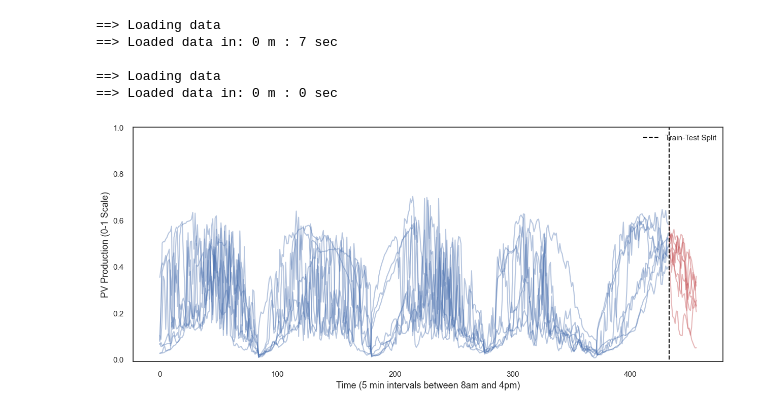
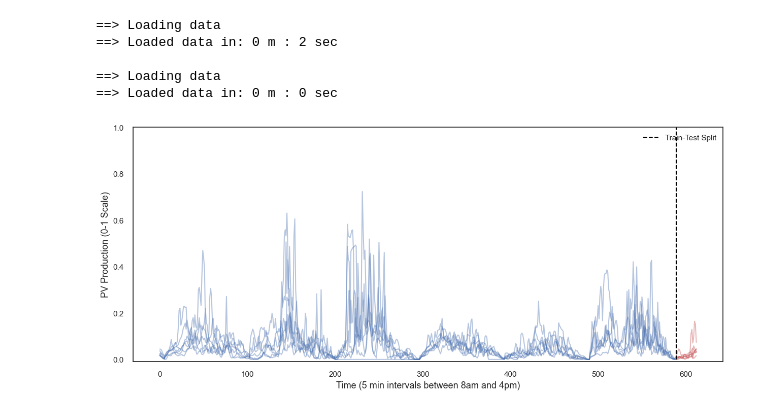
Before and after one commit to eirikbaekkelund/Dissertation, a Jupyter notebook: examples/docs/multitask.ipynb, the cells around one changed output. Saved outputs shown, nothing was run; the diff lists cells and outputs as text; code cells hidden in the pictures.

```diff
--- a/examples/docs/multitask.ipynb
+++ b/examples/docs/multitask.ipynb
@@ -31,28 +15,41 @@ POLY_COORDS = ((50, -6), (50.5, 1.9), (57.6, -5.5), (58, 1.9))
+# %%
+# data parameters
+DAY_INIT =310 # start of data is 01-01-2018
+N_DAYS = 7 # data until 01-01-2019
+DAY_MIN = 8 # starting hour of all our data (per day)
+DAY_MAX = 16 # ending hour of all our data (per day)
+MINUTE_INTERVAL = 5 # the minute interval of our data
+DAILY_DATA_POINTS = (DAY_MAX - DAY_MIN) * 60 // MINUTE_INTERVAL
+N_DAYS_FOLD = 7
+N_SYSTEMS = 8
+CIRCLE_COORDS = (53.28, -3.05)
+RADIUS = 0.25
+N_HOURS_PRED = 2
+
+POLY_COORDS = ((50, -6), (50.5, 1.9), (57.6, -5.5), (58, 1.9))
 # %%
 generator = PVDataGenerator(n_days=N_DAYS,
                     day_init=DAY_INIT,
                     n_systems=N_SYSTEMS,
                     coords=CIRCLE_COORDS,
                     minute_interval=MINUTE_INTERVAL,
                     day_min=DAY_MIN,
                     day_max=DAY_MAX,
                     folder_name='pv_data',
                     file_name_pv='pv_data_clean.csv',
                     file_name_location='location_data_clean.csv',
                     distance_method='circle',
                     drop_nan=True)
 
 X, y = generator.get_time_series()
 num_latent = 4
 num_tasks = y.shape[1]
+x_train, y_train, x_test, y_test = train_test_split(X, y, hour=11,n_hours=N_HOURS_PRED)
+plot_train_test_split(y_train, y_test)
 # %% [output]
 ==> Loading data
-==> Loaded data in: 0 m : 7 sec
+==> Loaded data in: 0 m : 2 sec
 
 ==> Loading data
 ==> Loaded data in: 0 m : 0 sec
+[figure, added]
-# %%
-x_train, y_train, x_test, y_test = train_test_split(X, y, hour=14,n_hours=N_HOURS_PRED)
-plot_train_test_split(y_train, y_test)
-# %% [output]
-[figure, removed]
```
Also changed, not shown: parts of 15 cells of this notebook, 24 other files.
